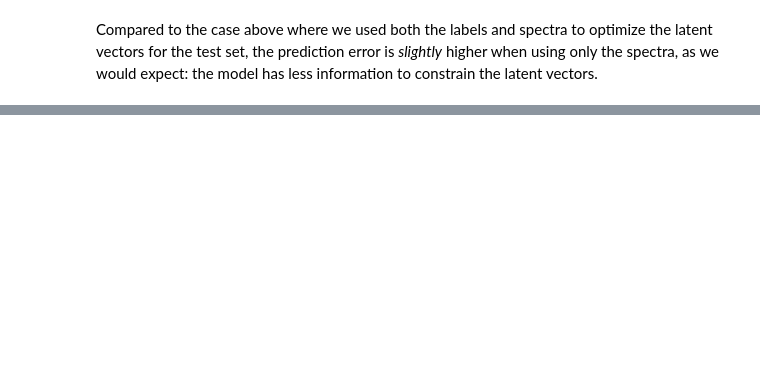
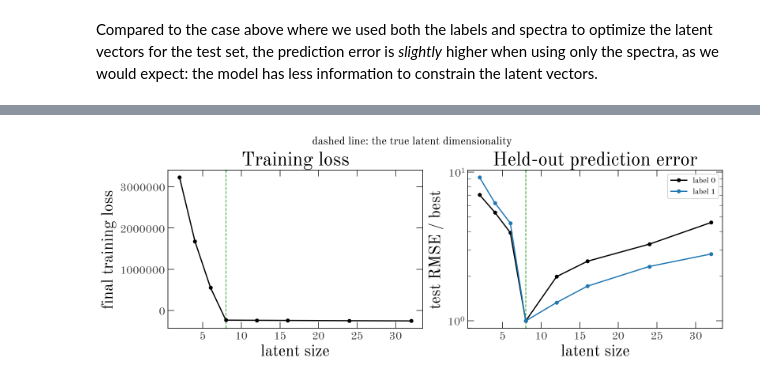
Before and after one commit to adrn/pollux, a Jupyter notebook: docs/tutorials/LVM-getting-started.ipynb, the cells around one changed output, grey strips where cells are left out. Drawn from its saved outputs; the diff is of its cells as text; code cells hidden in the pictures; blank space fills up the shorter version.

```diff
--- a/docs/tutorials/LVM-getting-started.ipynb
+++ b/docs/tutorials/LVM-getting-started.ipynb
@@ -234,0 +331,9 @@ test_opt_pars
+# %%
+test_result = model.optimize_iterative(
+    test_data,
+    blocks=["latents"],
+    fixed_pars=fixed_pars,
+    max_cycles=64,
+    progress=False,
+)
+test_opt_pars = test_result.params
@@ -300,3 +413,12 @@ test_opt_pars_flux, _ = model.optimize(
+# %%
+test_result_flux = model.optimize_iterative(
+    flux_only_data,
+    blocks=["latents"],
+    fixed_pars=fixed_pars,
+    max_cycles=64,
+    progress=False,
+)
+test_opt_pars_flux = test_result_flux.params
 # %%
 predict_test_values_flux = model.predict_outputs(
     fixed_pars, latents=test_opt_pars_flux["latents"]
@@ -325,0 +491,26 @@ Compared to the case above where we used both the labels and spectra to optimize
+# %%
+fig, axes = plt.subplots(1, 2, figsize=(11, 4), layout="constrained")
+
+axes[0].plot(latent_sizes, sweep_train_loss, marker="o", color="k")
+axes[0].set(xlabel="latent size", ylabel="final training loss", title="Training loss")
+
+for i in range(n_labels):
+    axes[1].plot(
+        latent_sizes,
+        sweep_test_rmse[:, i] / sweep_test_rmse[:, i].min(),
+        marker="o",
+        label=f"label {i}",
+    )
+axes[1].set(
+    xlabel="latent size",
+    ylabel="test RMSE / best",
+    title="Held-out prediction error",
+    yscale="log",
+)
+axes[1].legend()
+
+for ax in axes:
+    ax.axvline(n_latents, color="tab:green", ls="--", lw=1, zorder=-10)
+_ = fig.suptitle("dashed line: the true latent dimensionality", fontsize=14)
+# %% [output]
+[figure, added]
```
Also changed, not shown: parts of 58 cells of this notebook, 2 other files.
